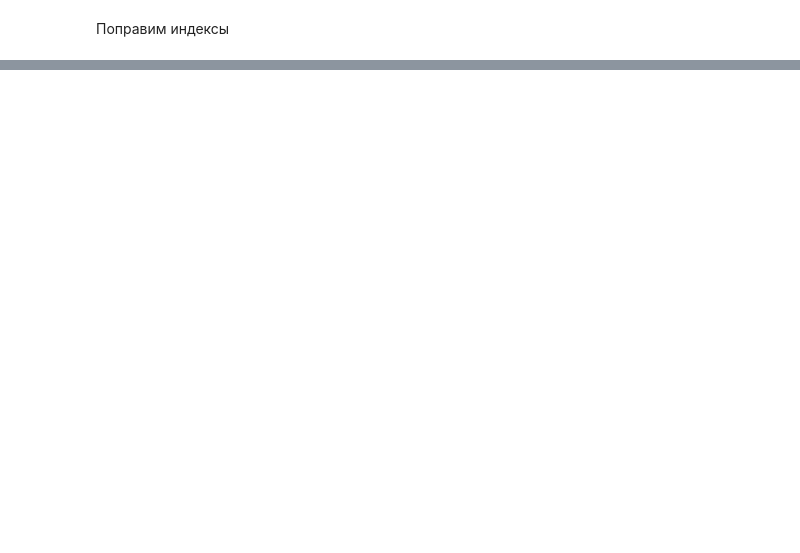
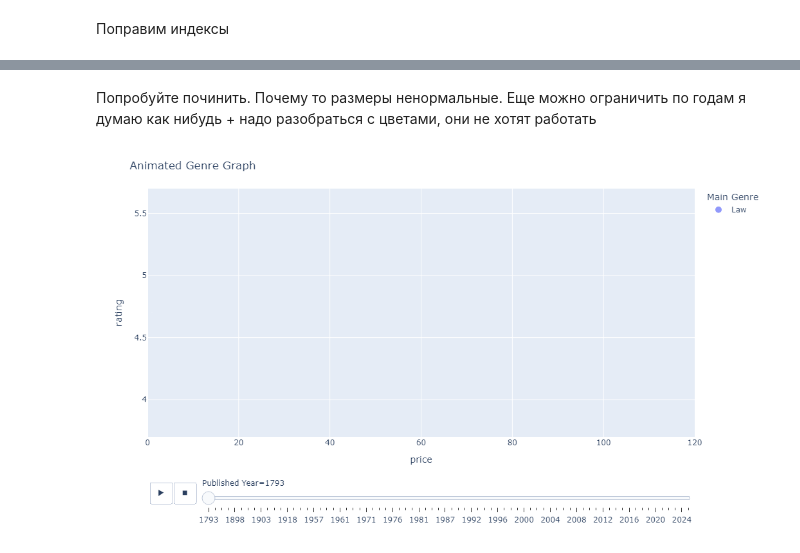
Before and after one commit to MAYBEVI4ER/GP_2, a Jupyter notebook: GP 2 - Scraping & API.ipynb, the cells around one changed output, grey strips where cells are left out. Saved outputs shown, nothing was run; the diff lists cells and outputs as text; code cells hidden in the pictures; blank space fills up the shorter version.

```diff
--- a/GP 2 - Scraping & API.ipynb
+++ b/GP 2 - Scraping & API.ipynb
@@ -548,0 +754,3 @@ df = df.reset_index(drop=True)
+# %%
+temp = df.groupby(['Published Year', 'Main Genre']).agg(price=('Price', 'mean'), rating=('Rating', 'mean'), numr= ('Number of reviews', 'sum')).reset_index(level=[1])
+temp
@@ -548,0 +772,20 @@ df = df.reset_index(drop=True)
+# %% [markdown]
+Попробуйте починить. Почему то размеры ненормальные. Еще можно ограничить по годам я думаю как нибудь + надо разобраться с цветами, они не хотят работать
+# %%
+fig = px.scatter(temp,
+                 x=temp['price'],
+                 y=temp['rating'],
+                 size=temp['numr'],
+                 color=temp['Main Genre'],
+                 hover_name=temp['Main Genre'],
+                 animation_frame=temp.index,
+                 range_x=[0, 120],
+                 #range_y=[4.0, 5.0],
+
+                )
+
+fig.update_layout(title='Animated Genre Graph', height=600, width=1000)
+
+fig.show()
+# %% [output]
+[figure, added]
```
Also changed, not shown: parts of 34 cells of this notebook, 1 other file.
